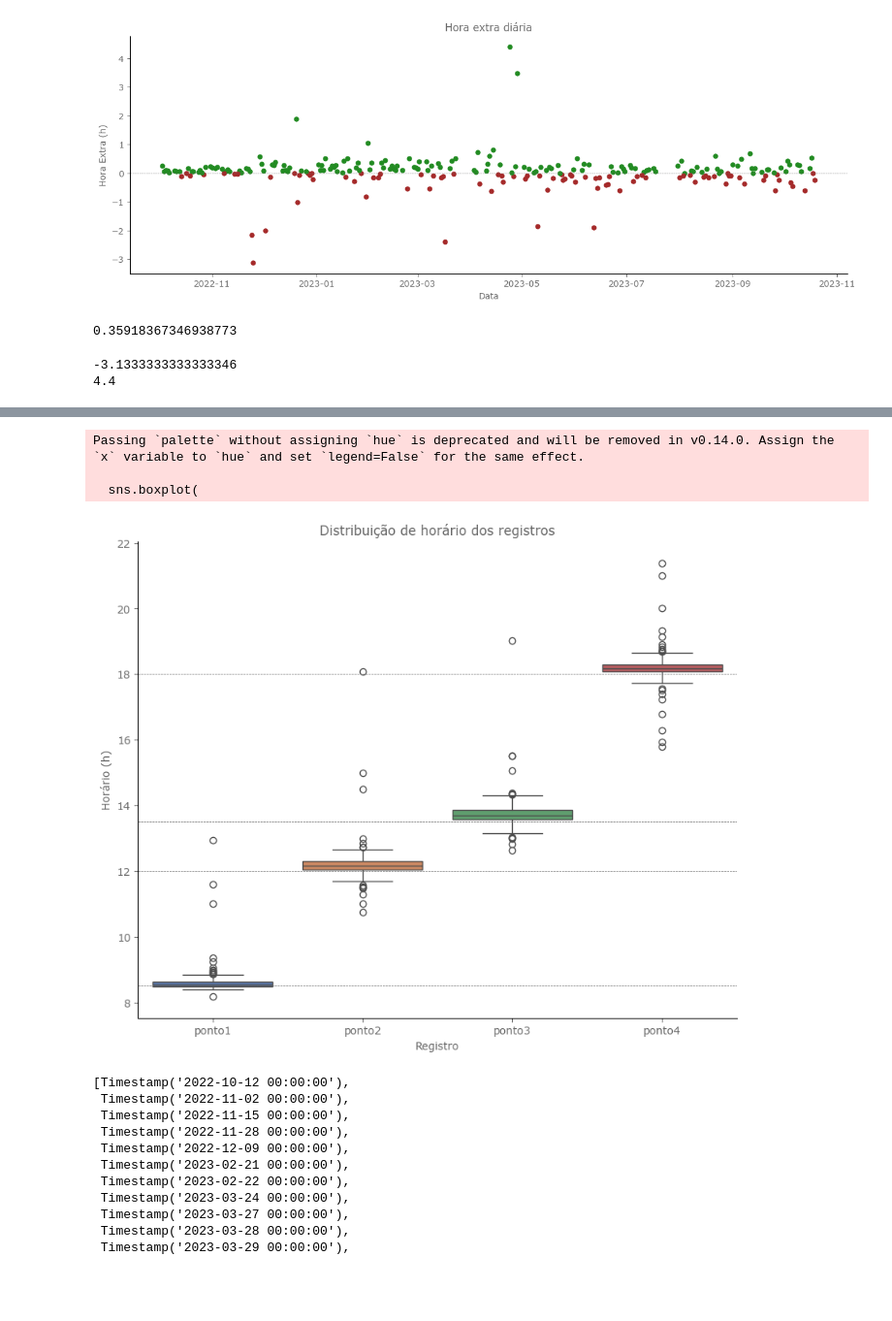
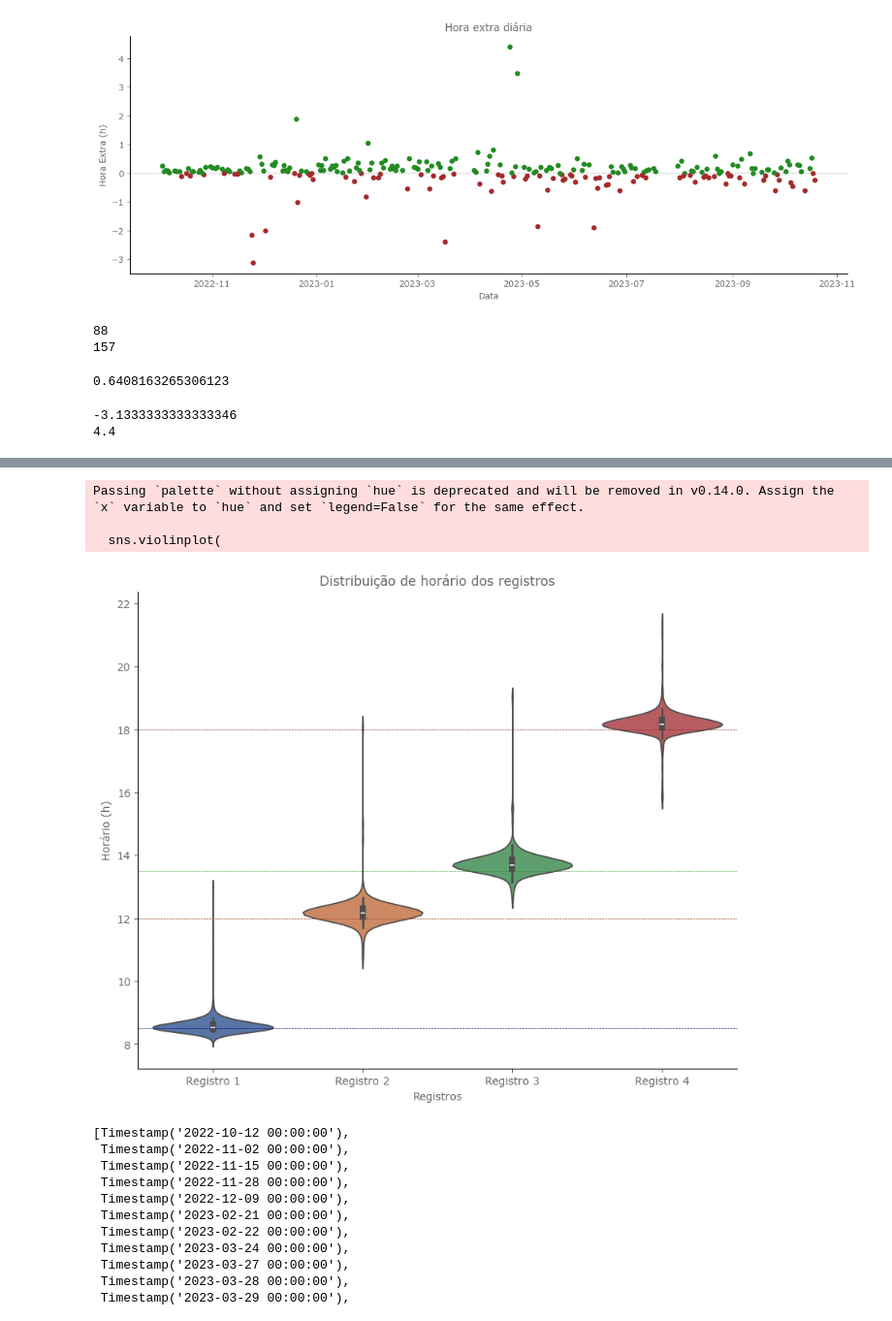
Before and after one commit to evaristocosta/jornadaDeTrabalho, a Jupyter notebook: analise-horas.ipynb, the cells around one changed output, grey strips where cells are left out. Shown at 97% size. Drawn from its saved outputs; the diff is of its cells as text; code cells hidden in the pictures; blank space fills up the shorter version.

```diff
--- a/analise-horas.ipynb
+++ b/analise-horas.ipynb
@@ -417,9 +449,6 @@ datahora_report
 | 162 | 2023-03-08 | 8.550000 | 12.000000 | 13.500000 | 17.500000 | 3.450000 | 4.000000 | 7.450000 | -0.550000 |
 245 rows × 9 columns
 # %%
-datahora_report["extra_cor"] = datahora_report["extra"].apply(
-    lambda x: "green" if x >= 0 else "red"
-)
 
 plt.figure(figsize=(15, 5))
 
@@ -439,9 +468,13 @@ plt.show()
 # %% [output]
 [figure]
 # %%
-len(datahora_report.query("extra < 0")) / len(datahora_report)
+print(len(datahora_report.query("extra < 0")))
+print(len(datahora_report.query("extra >= 0")))
+len(datahora_report.query("extra >= 0")) / len(datahora_report)
 # %% [output]
-0.35918367346938773
+88
+157
+0.6408163265306123
 # %%
 print(datahora_report["extra"].min())
 print(datahora_report["extra"].max())
@@ -462,31 +495,32 @@ datahora_report.describe()
 | std | NaN | 0.396619 | 0.509444 | 0.452122 | 0.450945 | 0.456253 | 0.482479 | 0.585923 | 0.585923 |
 # %%
 plt.figure(figsize=(10, 8))
-sns.boxplot(
+sns.violinplot(
     x="variable",
     y="value",
     data=pd.melt(datahora_report[["ponto1", "ponto2", "ponto3", "ponto4"]]),
     palette="deep",
 )
-plt.axhline(y=8.5, color="dimgrey", linewidth=0.5, linestyle="--")
-plt.axhline(y=12, color="dimgrey", linewidth=0.5, linestyle="--")
-plt.axhline(y=13.5, color="dimgrey", linewidth=0.5, linestyle="--")
-plt.axhline(y=18, color="dimgrey", linewidth=0.5, linestyle="--")
+plt.axhline(y=8.5, color="darkblue", linewidth=0.5, linestyle="--")
+plt.axhline(y=12, color="sienna", linewidth=0.5, linestyle="--")
+plt.axhline(y=13.5, color="forestgreen", linewidth=0.5, linestyle="--")
+plt.axhline(y=18, color="brown", linewidth=0.5, linestyle="--")
 
 
-plt.xlabel("Registro")
+plt.xlabel("Registros")
 plt.ylabel("Horário (h)")
 plt.title("Distribuição de horário dos registros")
+plt.xticks(["ponto1", "ponto2", "ponto3", "ponto4"], ["Registro 1", "Registro 2", "Registro 3", "Registro 4"])
 
 sns.despine()
 
 
 plt.show()
 # %% [output]
 Passing `palette` without assigning `hue` is deprecated and will be removed in v0.14.0. Assign the `x` variable to `hue` and set `legend=False` for the same effect.
 
-  sns.boxplot(
+  sns.violinplot(
-[figure, old version]
+[figure, new version]
 # %%
 dias = datahora_report["dia"].tolist()
 intervalo = pd.date_range(start=min(dias), end=max(dias), freq="B")
```
Also changed, not shown: parts of 3 cells of this notebook.
